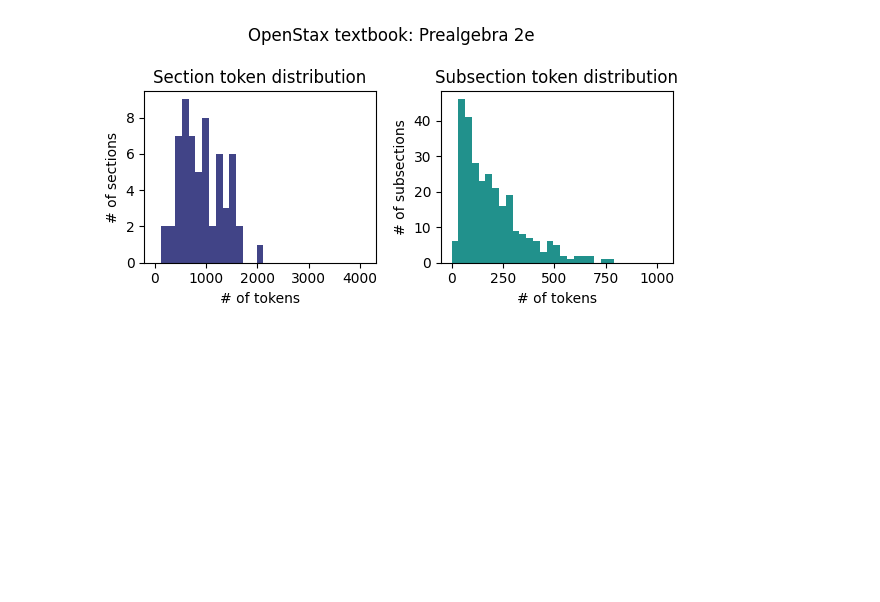
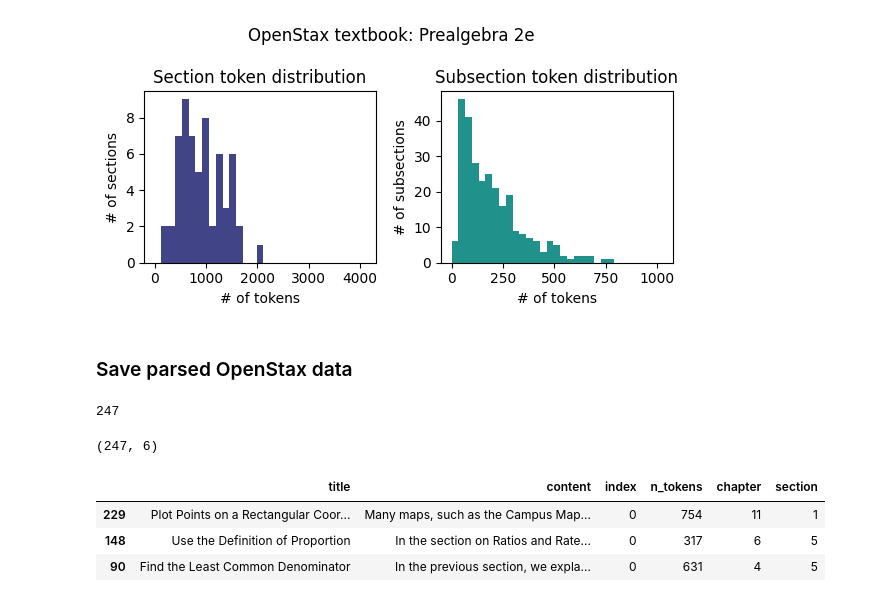
Before and after one commit to DigitalHarborFoundation/llm-math-education, a Jupyter notebook: notebook/OpenStaxDataExtraction.ipynb, the cells around one changed output. Saved outputs shown, nothing was run; the diff lists cells and outputs as text; code cells hidden in the pictures; blank space fills up the shorter version.

```diff
--- a/notebook/OpenStaxDataExtraction.ipynb
+++ b/notebook/OpenStaxDataExtraction.ipynb
@@ -178,7 +188,6 @@ def parse_section(section):
     section_title = section_title.strip()
     section_content = re.sub(r"\n(\n)+", "\n\n", section_content.strip())
     return {
-        "index": len(sections),
         "title": section_title,
         "content": section_content,
         "subsections": subsubsections,
@@ -190,9 +199,10 @@ def parse_textbook_soup(soup):
     suptitle = soup.find("h1").text
     assert len(page.contents) == 1
     sections = []
-    for section in page.find_all("section", attrs={"data-depth": "1"}):
+    for i, section in enumerate(page.find_all("section", attrs={"data-depth": "1"})):
         parsed = parse_section(section)
         if parsed:
+            parsed["index"] = i
             sections.append(parsed)
     return sections, suptitle
 # %%
@@ -318,3 +328,35 @@ fig.savefig("../figures/openstax_prealgebra_token_hist.png", dpi=190)
 plt.show()
 # %% [output]
 [figure]
+# %% [markdown]
+### Save parsed OpenStax data
+# %%
+# subsection-level
+ds = []
+for chapter_section in textbook_data:
+    if "subsections" not in chapter_section:
+        continue
+    for subsection in chapter_section["subsections"]:
+        subsection = subsection.copy()
+        if "subsections" in subsection and subsection["subsections"] != []:
+            for subsubsection in subsection["subsections"]:
+                subsection["content"] += subsubsection["title"] + ":\n" + subsubsection["content"]
+        del subsection["subsections"]
+        subsection["chapter"] = chapter_section["chapter"]
+        subsection["section"] = chapter_section["section"]
+        ds.append(subsection)
+len(ds)
+# %% [output]
+247
+# %%
+openstax_subsection_df = pd.DataFrame(ds)
+openstax_subsection_df.shape
+# %% [output]
+(247, 6)
+# %%
+openstax_subsection_df.sample(n=3)
+# %% [output]
+|  | title | content | index | n_tokens | chapter | section |
+| 229 | Plot Points on a Rectangular Coor... | Many maps, such as the Campus Map... | 0 | 754 | 11 | 1 |
+| 148 | Use the Definition of Proportion | In the section on Ratios and Rate... | 0 | 317 | 6 | 5 |
+| 90 | Find the Least Common Denominator | In the previous section, we expla... | 0 | 631 | 4 | 5 |
```
Also changed, not shown: parts of 8 cells of this notebook, 7 other files.
